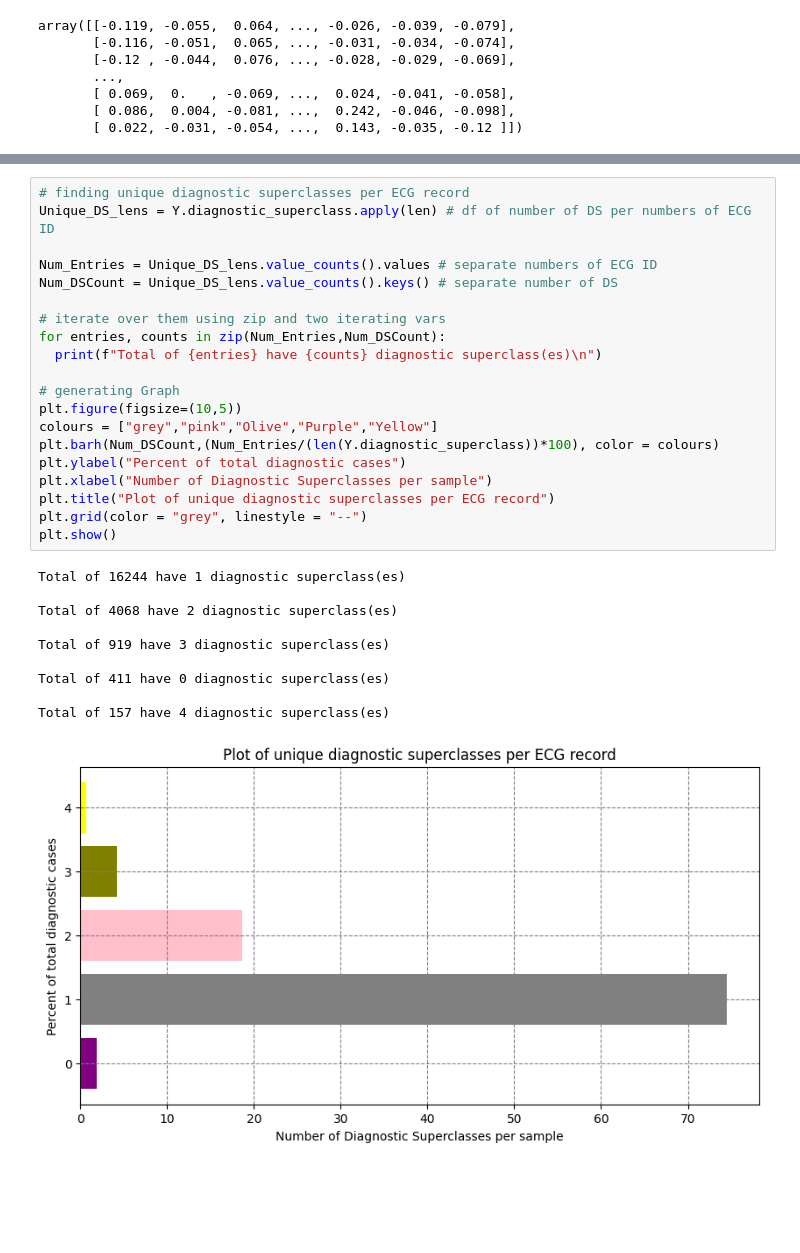
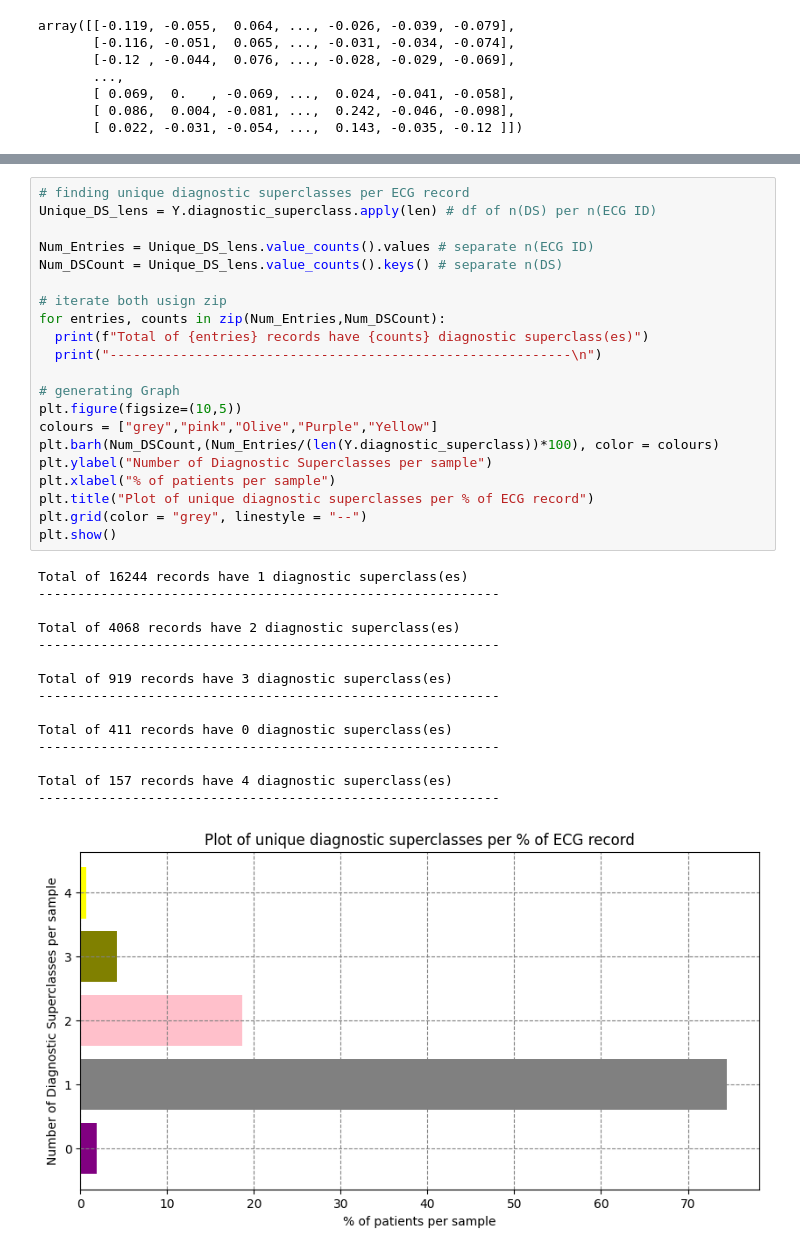
Before and after one commit to Praaathaamesh/DL-API-Management, a Jupyter notebook: Config/CDSS_DL_EDA.ipynb, the cells around one changed output, grey strips where cells are left out. Cells and saved outputs as stored; diff of their text form; blank space fills up the shorter version.

```diff
--- a/Config/CDSS_DL_EDA.ipynb
+++ b/Config/CDSS_DL_EDA.ipynb
@@ -143,31 +183,37 @@ In literature, There has to be total in-total 188825 patients.
 # %%
 # finding unique diagnostic superclasses per ECG record
-Unique_DS_lens = Y.diagnostic_superclass.apply(len) # df of number of DS per numbers of ECG ID
+Unique_DS_lens = Y.diagnostic_superclass.apply(len) # df of n(DS) per n(ECG ID)
 
-Num_Entries = Unique_DS_lens.value_counts().values # separate numbers of ECG ID
-Num_DSCount = Unique_DS_lens.value_counts().keys() # separate number of DS
+Num_Entries = Unique_DS_lens.value_counts().values # separate n(ECG ID)
+Num_DSCount = Unique_DS_lens.value_counts().keys() # separate n(DS)
 
-# iterate over them using zip and two iterating vars
+# iterate both usign zip
 for entries, counts in zip(Num_Entries,Num_DSCount):
-  print(f"Total of {entries} have {counts} diagnostic superclass(es)\n")
+  print(f"Total of {entries} records have {counts} diagnostic superclass(es)")
+  print("-----------------------------------------------------------\n")
 
 # generating Graph
 plt.figure(figsize=(10,5))
 colours = ["grey","pink","Olive","Purple","Yellow"]
 plt.barh(Num_DSCount,(Num_Entries/(len(Y.diagnostic_superclass))*100), color = colours)
-plt.ylabel("Percent of total diagnostic cases")
-plt.xlabel("Number of Diagnostic Superclasses per sample")
-plt.title("Plot of unique diagnostic superclasses per ECG record")
+plt.ylabel("Number of Diagnostic Superclasses per sample")
+plt.xlabel("% of patients per sample")
+plt.title("Plot of unique diagnostic superclasses per % of ECG record")
 plt.grid(color = "grey", linestyle = "--")
 plt.show()
 # %% [output]
-Total of 16244 have 1 diagnostic superclass(es)
+Total of 16244 records have 1 diagnostic superclass(es)
+-----------------------------------------------------------
 
-Total of 4068 have 2 diagnostic superclass(es)
+Total of 4068 records have 2 diagnostic superclass(es)
+-----------------------------------------------------------
 
-Total of 919 have 3 diagnostic superclass(es)
+Total of 919 records have 3 diagnostic superclass(es)
+-----------------------------------------------------------
 
-Total of 411 have 0 diagnostic superclass(es)
+Total of 411 records have 0 diagnostic superclass(es)
+-----------------------------------------------------------
 
-Total of 157 have 4 diagnostic superclass(es)
+Total of 157 records have 4 diagnostic superclass(es)
+-----------------------------------------------------------
-[figure, old version]
+[figure, new version]
```
Also changed, not shown: parts of 67 cells of this notebook.
